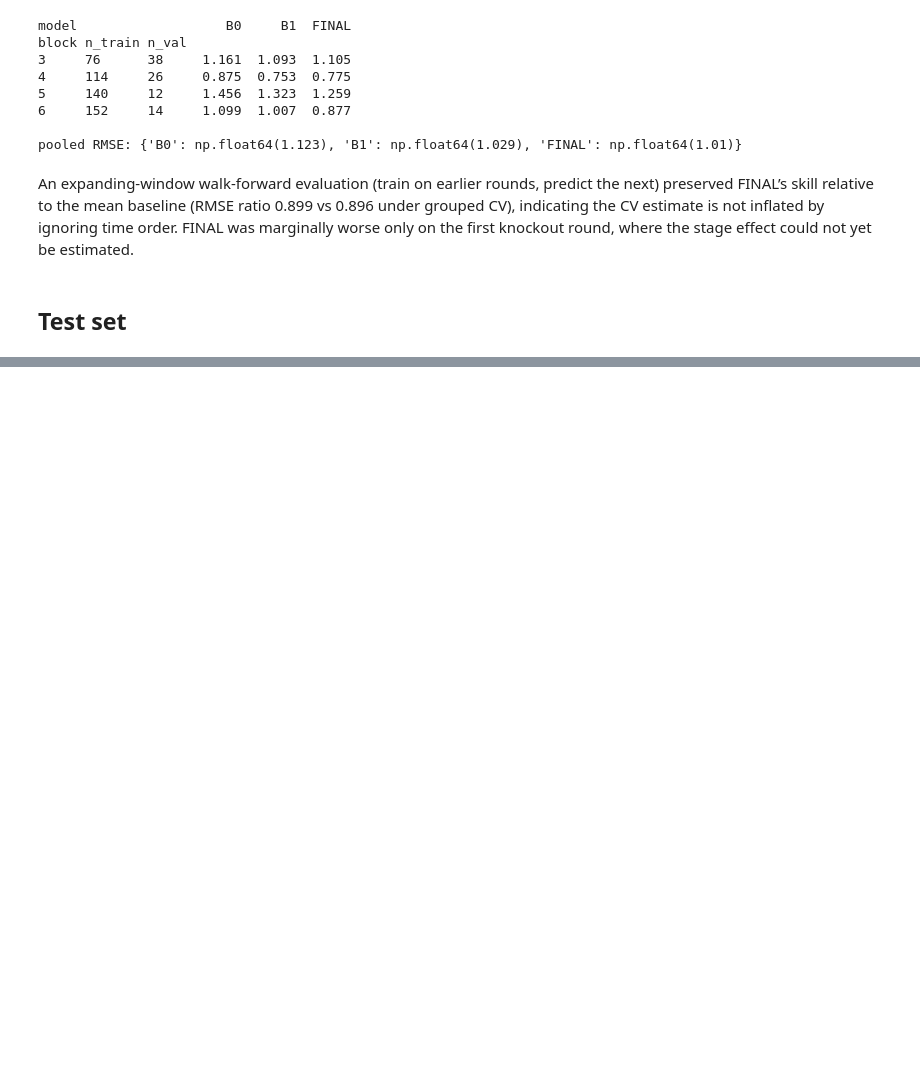
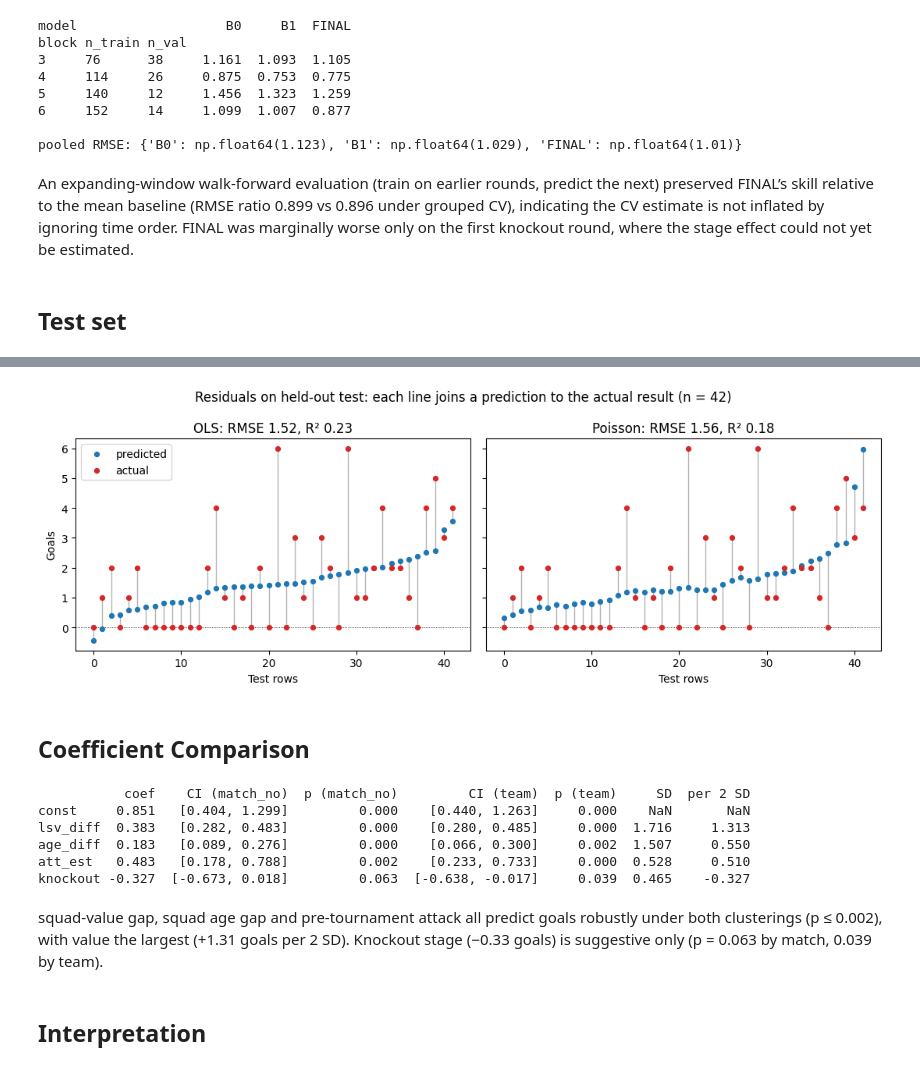
Before and after one commit to birat-timsina/HIT140_Group81, a Jupyter notebook: Assignment-3/Obj2.2/Obj2.2_model.ipynb, the cells around one changed output, grey strips where cells are left out. Cells and saved outputs as stored; diff of their text form; code cells hidden in the pictures; blank space fills up the shorter version.

Commit message:
Add: Coefficient comparisons, Interpretation

```diff
--- a/Assignment-3/Obj2.2/Obj2.2_model.ipynb
+++ b/Assignment-3/Obj2.2/Obj2.2_model.ipynb
@@ -1420,0 +1407,46 @@ England  0.85     -0.04      0.03     0.95     -0.33       1.45       6
+# %%
+order_idx = np.argsort(preds["OLS"])                      # sort rows by OLS prediction; same order in both panels → same row = same x
+x = np.arange(len(y))
+fig, axes = plt.subplots(1, 2, figsize=(11, 4), sharey=True)
+for ax, m in zip(axes, ["OLS", "Poisson"]):
+    p_m, y_s = preds[m][order_idx], y[order_idx]
+    ax.vlines(x, p_m, y_s, color="grey", lw=1, alpha=.6)  # vlines(x, ymin, ymax): one vertical segment per row = the residual
+    ax.scatter(x, p_m, s=18, color="C0", label="predicted", zorder=3)   # zorder: draw dots on top of the lines
+    ax.scatter(x, y_s, s=18, color="C3", label="actual", zorder=3)
+    ax.axhline(0, color="black", lw=.6, ls=":")           # shows predictions below zero
+    r, _, r2_m = scores(y, preds[m])
+    ax.set(title=f"{m}: RMSE {r:.2f}, R² {r2_m:.2f}", xlabel="Test rows")
+axes[0].set_ylabel("Goals"); axes[0].legend(loc="upper left")
+fig.suptitle(f"Residuals on held-out test: each line joins a prediction to the actual result (n = {len(y)})")
+plt.tight_layout(); plt.show()
+# %% [output]
+[figure, added]
+# %% [markdown]
+## Coefficient Comparison
+# %%
+X, yt = smapi.add_constant(train[FINAL]), train["goals_90"]
+fits = {c: smapi.OLS(yt, X).fit(cov_type="cluster", cov_kwds={"groups": pd.factorize(train[c])[0]})
+        for c in ["match_no", "team"]}            # factorize: turns labels into integer codes, which clustering needs
+
+b = fits["match_no"].params                      # coefficients are the same under either clustering; only SEs differ
+tab = pd.DataFrame({"coef": b})
+for c, f in fits.items():
+    ci = f.conf_int()
+    tab[f"CI ({c})"] = [f"[{lo:.3f}, {hi:.3f}]" for lo, hi in zip(ci[0], ci[1])]
+    tab[f"p ({c})"] = f.pvalues.round(4)
+sd = train[FINAL].std()
+tab["SD"] = sd
+tab["per 2 SD"] = [b[f] * (1 if f == "knockout" else 2 * sd[f]) for f in FINAL] + [np.nan] if False else \
+                  pd.Series({f: b[f] * (1 if f == "knockout" else 2 * sd[f]) for f in FINAL})
+print(tab.round(3).to_string())
+# %% [output]
+           coef    CI (match_no)  p (match_no)         CI (team)  p (team)     SD  per 2 SD
+const     0.851   [0.404, 1.299]         0.000    [0.440, 1.263]     0.000    NaN       NaN
+lsv_diff  0.383   [0.282, 0.483]         0.000    [0.280, 0.485]     0.000  1.716     1.313
+age_diff  0.183   [0.089, 0.276]         0.000    [0.066, 0.300]     0.002  1.507     0.550
+att_est   0.483   [0.178, 0.788]         0.002    [0.233, 0.733]     0.000  0.528     0.510
+knockout -0.327  [-0.673, 0.018]         0.063  [-0.638, -0.017]     0.039  0.465    -0.327
+# %% [markdown]
+squad-value gap, squad age gap and pre-tournament attack all predict goals robustly under both clusterings (p ≤ 0.002), with value the largest (+1.31 goals per 2 SD). Knockout stage (−0.33 goals) is suggestive only (p = 0.063 by match, 0.039 by team).
+# %% [markdown]
+## Interpretation
```
Also changed, not shown: parts of 11 cells of this notebook.
